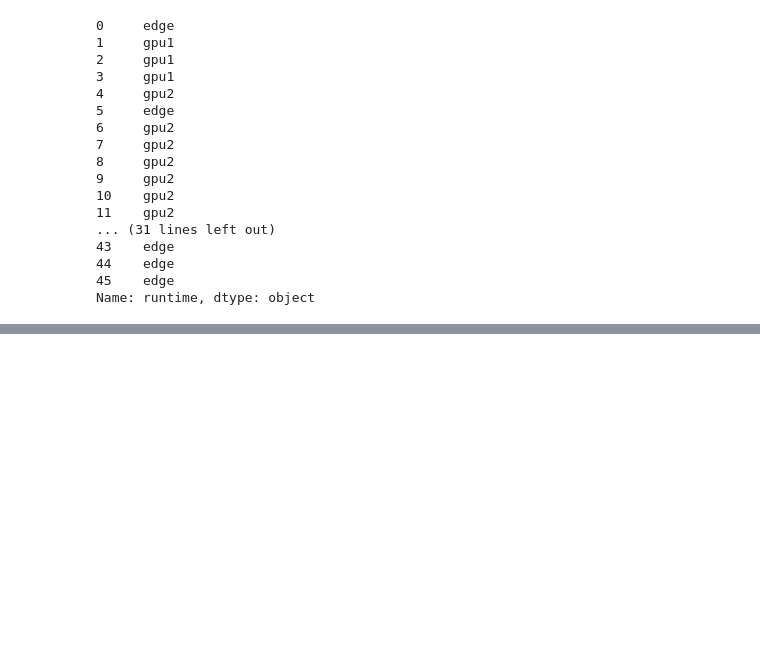
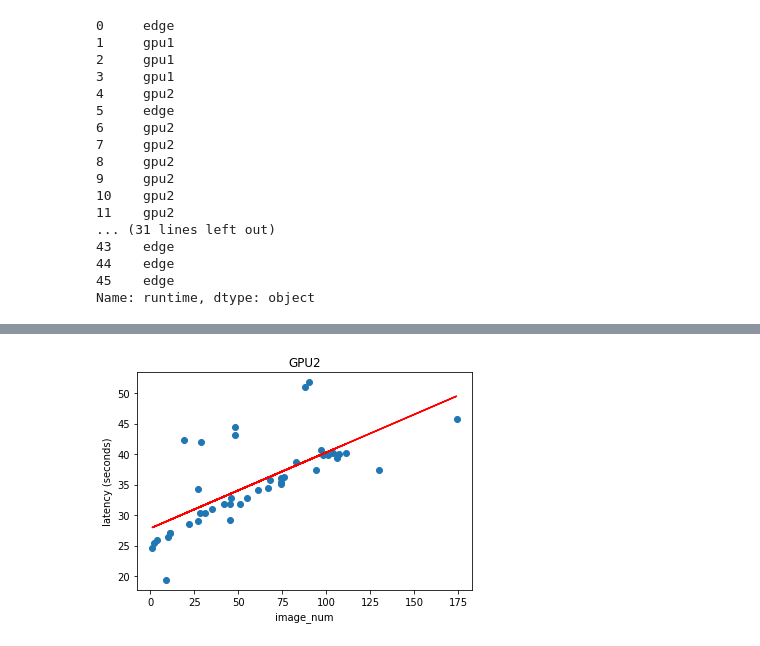
Before and after one commit to Heronalps/STOIC, a Jupyter notebook: jupyter/Scheduling Analysis.ipynb, the cells around one changed output, grey strips where cells are left out. Saved outputs shown, nothing was run; the diff lists cells and outputs as text; code cells hidden in the pictures; blank space fills up the shorter version.

```diff
--- a/jupyter/Scheduling Analysis.ipynb
+++ b/jupyter/Scheduling Analysis.ipynb
@@ -258,0 +306,4 @@ Name: runtime, dtype: object
+# %%
+regress(df_gpu2, "GPU2")
+# %% [output]
+[figure, added]
```
Also changed, not shown: parts of 8 cells of this notebook, 5 other files.
